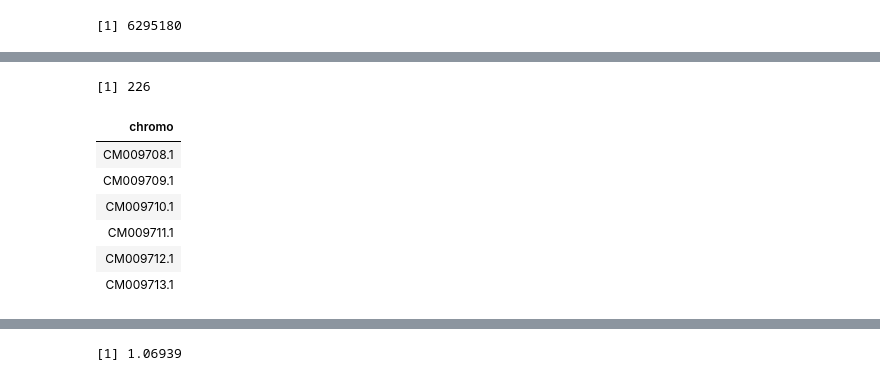
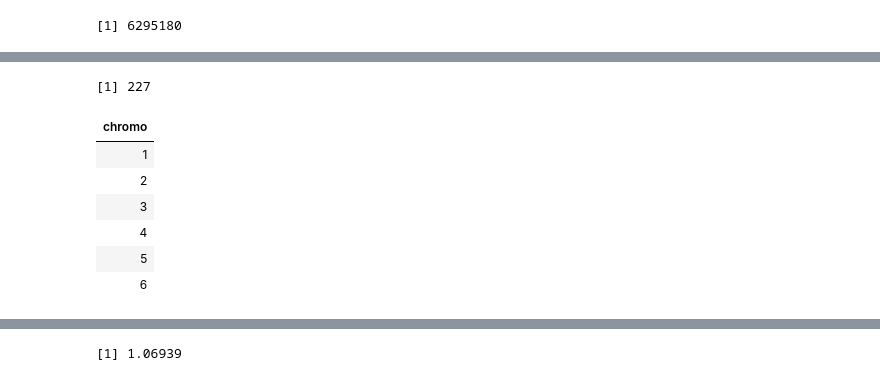
Before and after one commit to katcatalano/ClownfishGWAS, a Jupyter notebook: notebooks/plot_pcangsd_assoc.ipynb, the cells around one changed output, grey strips where cells are left out. Saved outputs shown, nothing was run; the diff lists cells and outputs as text; code cells hidden in the pictures.

```diff
--- a/notebooks/plot_pcangsd_assoc.ipynb
+++ b/notebooks/plot_pcangsd_assoc.ipynb
@@ -50,5 +44,5 @@ qq(hwe$p)
 # %%
 #how do maf and calls across ind look
-maf <- fread("/data/katrinac/APPC_sequencing/DNA/trimmed_reads/mapping/genotypes/angsd/appc_angsd.mafs.gz")
-head(maf)
+sites <- fread("/data/katrinac/APPC_sequencing/DNA/trimmed_reads/mapping/genotypes/angsd/appc_angsd_probs.hwe.gz")
+head(sites)
 # %% [output]
@@ -62,16 +100,16 @@ head(maf)
 # %%
 #how many snps on each chrom
 nrow(maf[, .N, by="chromo"])
 names <- maf[, .N, by="chromo"][, "chromo"]
 head(names)
-fwrite(names, "/data/katrinac/APPC_sequencing/DNA/trimmed_reads/mapping/genotypes/angsd/ngsld/chromosomes.txt", col.names =F)
+#fwrite(names, "/data/katrinac/APPC_sequencing/DNA/trimmed_reads/mapping/ensembl/genotypes/angsd/ngsld/chromosomes.txt", col.names =F)
 # %% [output]
-[1] 226
+[1] 227
 | chromo |
-| CM009708.1 |
-| CM009709.1 |
-| CM009710.1 |
-| CM009711.1 |
-| CM009712.1 |
-| CM009713.1 |
+| 1 |
+| 2 |
+| 3 |
+| 4 |
+| 5 |
+| 6 |
 # %%
```
Also changed, not shown: parts of 67 cells of this notebook, 5 other files.
